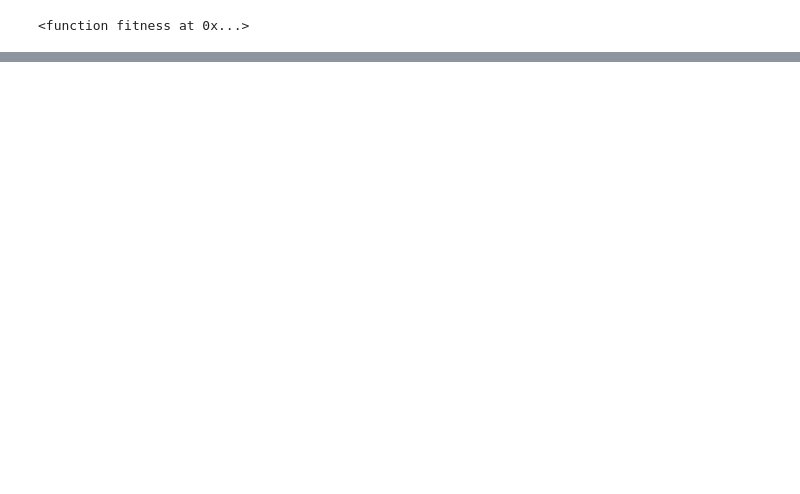
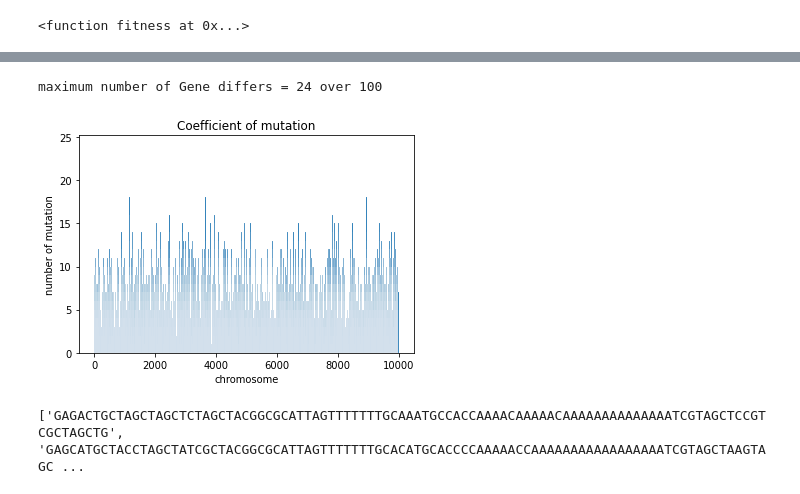
Before and after one commit to Reevoc/AI-Genetic-Algorithm, a Jupyter notebook: Genetic Algorithm.ipynb, the cells around one changed output, grey strips where cells are left out. Cells and saved outputs as stored; diff of their text form; code cells hidden in the pictures; blank space fills up the shorter version.

```diff
--- a/Genetic Algorithm.ipynb
+++ b/Genetic Algorithm.ipynb
@@ -195,0 +185,29 @@ Generation number --> 198 Fitness sum --> 430.65674087096767
+# %%
+def coefficiente_mutation(population, PROTEIN):
+    tot_error = []
+    for chromosome in range(len(population)):
+        error = 0
+        for char in range(len(PROTEIN)):
+            if (population[chromosome][char] != PROTEIN[char]):
+                error += 1
+        tot_error.append(error)
+    return tot_error
+
+x = range(0, len(pop))
+y = coefficiente_mutation(pop, PROTEIN)
+print(f'maximum number of Gene differs = {max(y)} over {len(PROTEIN)}')
+# plot
+fig, ax = plt.subplots()
+
+ax.bar(x, y, width=1, edgecolor="white", linewidth=0.1)
+plt.title('Coefficient of mutation')
+plt.ylabel('number of mutation')
+plt.xlabel('chromosome')
+plt.show()
+# %% [output]
+maximum number of Gene differs = 24 over 100
+[figure, added]
+# %%
+print(pop)
+# %% [output]
+['GAGACTGCTAGCTAGCTCTAGCTACGGCGCATTAGTTTTTTTGCAAATGCCACCAAAACAAAAACAAAAAAAAAAAAAATCGTAGCTCCGTCGCTAGCTG', 'GAGCATGCTACCTAGCTATCGCTACGGCGCATTAGTTTTTTTGCACATGCACCCCAAAAACCAAAAAAAAAAAAAAAAATCGTAGCTAAGTAGC ...
```
Also changed, not shown: parts of 9 cells of this notebook, 8 other files.
